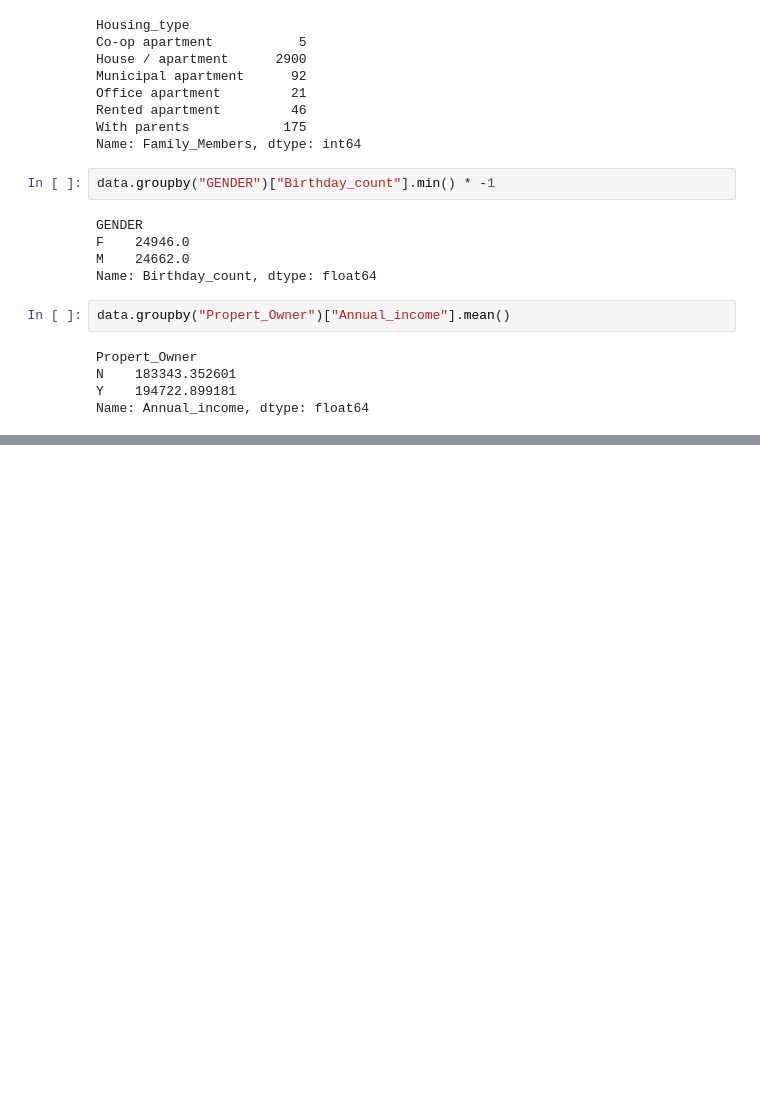
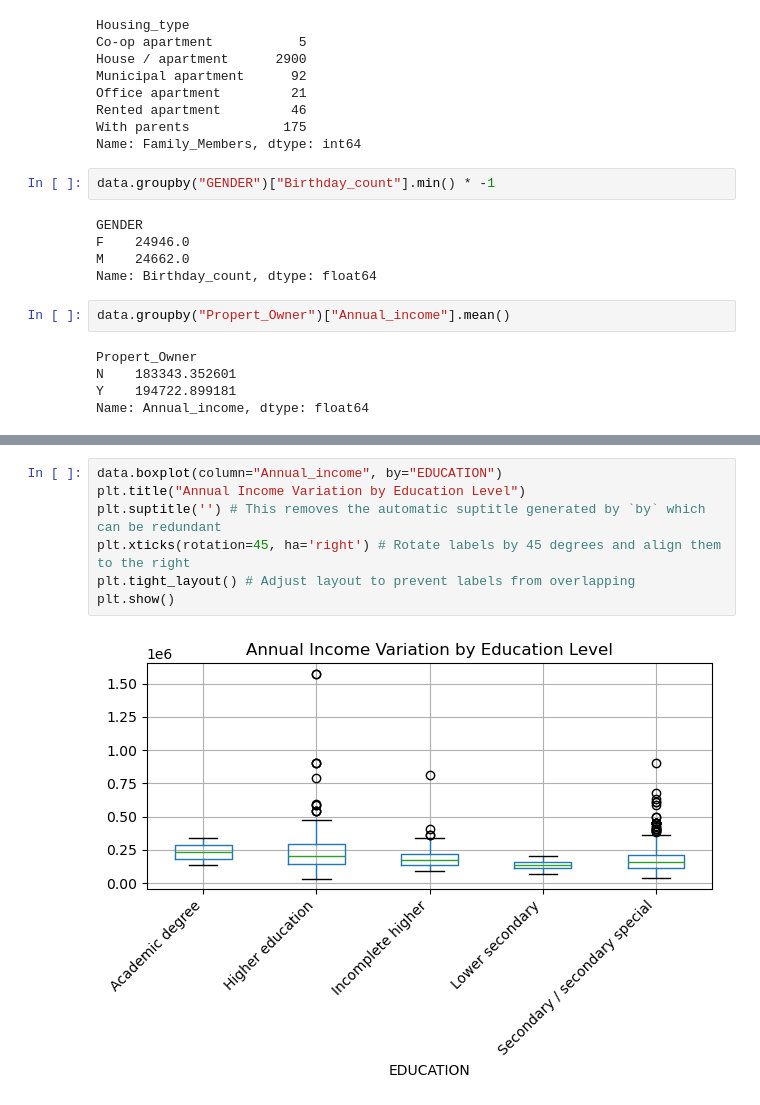
Before and after one commit to donaji99/port-credit-card-fraud-detection, a Jupyter notebook: credit_aprobal.ipynb, the cells around one changed output, grey strips where cells are left out. Cells and saved outputs as stored; diff of their text form; blank space fills up the shorter version.

```diff
--- a/credit_aprobal.ipynb
+++ b/credit_aprobal.ipynb
@@ -278,0 +327,9 @@ Name: Annual_income, dtype: float64
+# %%
+data.boxplot(column="Annual_income", by="EDUCATION")
+plt.title("Annual Income Variation by Education Level")
+plt.suptitle('') # This removes the automatic suptitle generated by `by` which can be redundant
+plt.xticks(rotation=45, ha='right') # Rotate labels by 45 degrees and align them to the right
+plt.tight_layout() # Adjust layout to prevent labels from overlapping
+plt.show()
+# %% [output]
+[figure, added]
```
Also changed, not shown: parts of 9 cells of this notebook.
